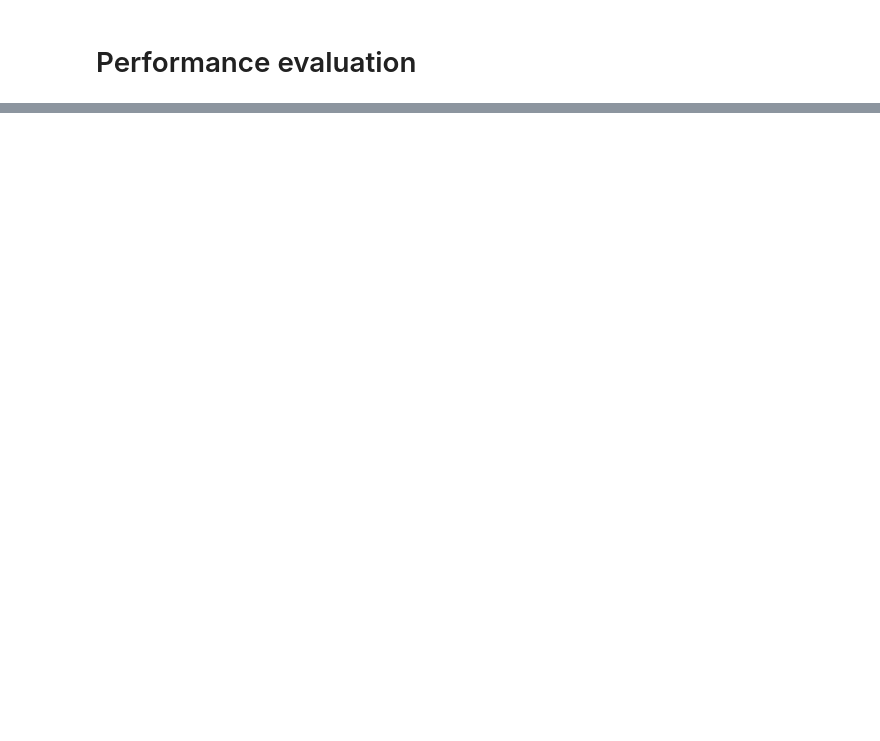
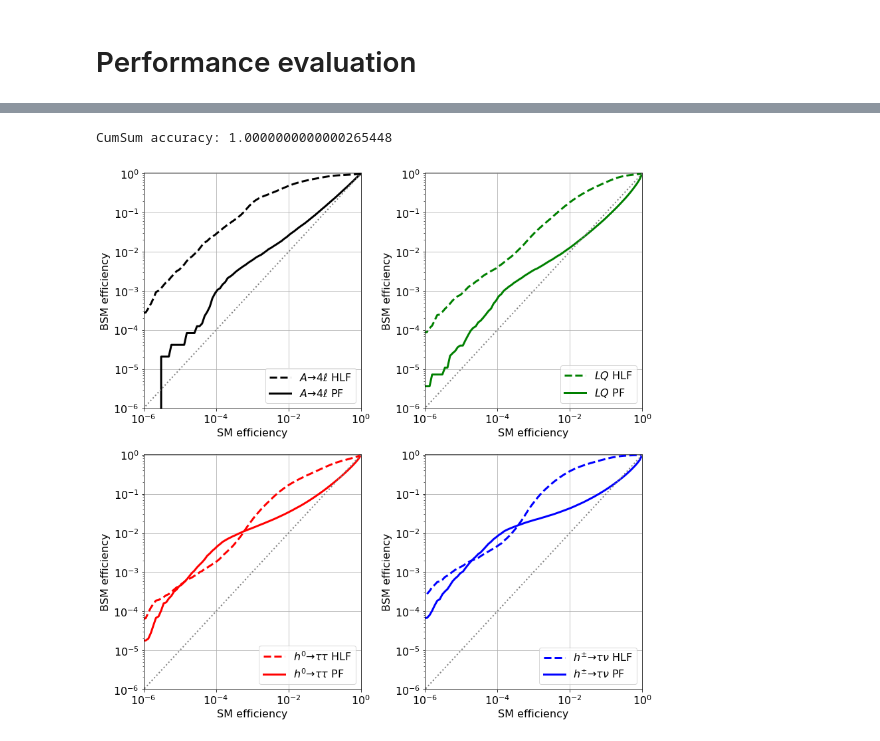
Before and after one commit to ocerri/ParticleBasedAnomalyDetection, a Jupyter notebook: denseAE/dAE_v2.ipynb, the cells around one changed output, grey strips where cells are left out. Cells and saved outputs as stored; diff of their text form; code cells hidden in the pictures; blank space fills up the shorter version.

```diff
--- a/denseAE/dAE_v2.ipynb
+++ b/denseAE/dAE_v2.ipynb
@@ -505,0 +445,32 @@ def createROC_curve(dataset):
+# %%
+dic_ROC = createROC_curve(dataset)
+pickle.dump(dic_ROC, open('data/dAE_v{}_ROC_dic.pkl'.format(AEversion), 'wb'))
+# %% [output]
+CumSum accuracy: 1.0000000000000265448
+# %%
+f_ROC, ax_arr = plt.subplots(2,2, figsize=(12,12))
+for i, n in enumerate(dataset.BSM_names):
+    f = open('../data/HLFref1811-10276_loss/VAE_all-in-one_v71_ROC1_dict_{}.pkl'.format(n), 'br')
+    dRef = pickle.load(f, encoding='bytes')
+    f.close()
+
+    ax = ax_arr[int(i/2),i%2]
+    ax.plot(dRef[b'eff_SM'], dRef[b'eff_BSM'], label=dataset.process_labels[n] + ' HLF',
+            linestyle='--', lw=3, color=dataset.process_colors[n])
+    ax.plot(dic_ROC[n]['eff_SM'], dic_ROC[n]['eff_BSM'], label=dataset.process_labels[n] + ' PF',
+            linestyle='-', lw=3, color=dataset.process_colors[n])
+    ax.plot([0, 1], [0, 1], color='gray', lw=2, linestyle=':')
+    ax.set_xlim([1e-6, 1.0])
+    ax.set_ylim([1e-6, 1.05])
+    ax.set_xlabel('SM efficiency')
+    ax.set_ylabel('BSM efficiency')
+    ax.set_title('')
+    ax.set_yscale('log')
+    ax.set_xscale('log')
+    ax.grid()
+
+    ax.legend(loc='lower right')
+
+f_ROC.tight_layout()
+# %% [output]
+[figure, added]
```
Also changed, not shown: parts of 10 cells of this notebook, 5 other files.
